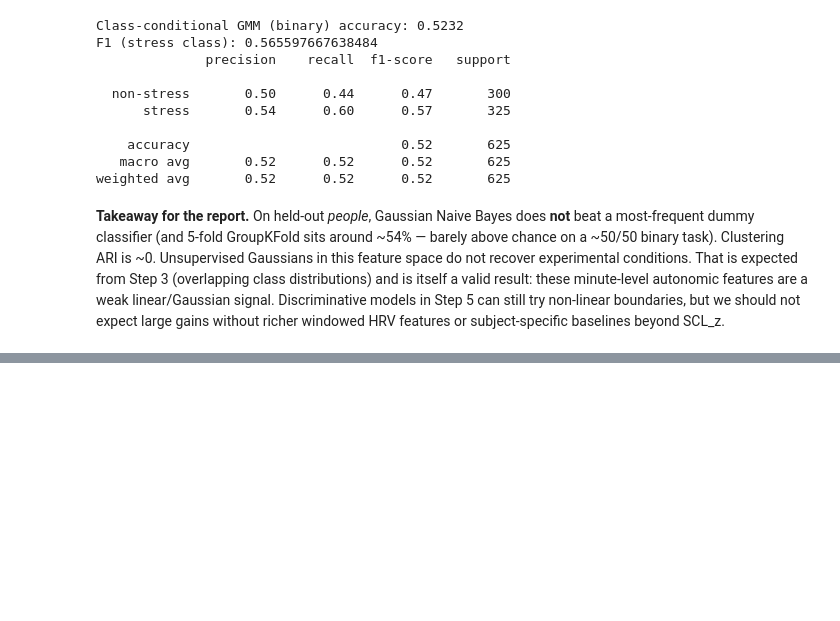
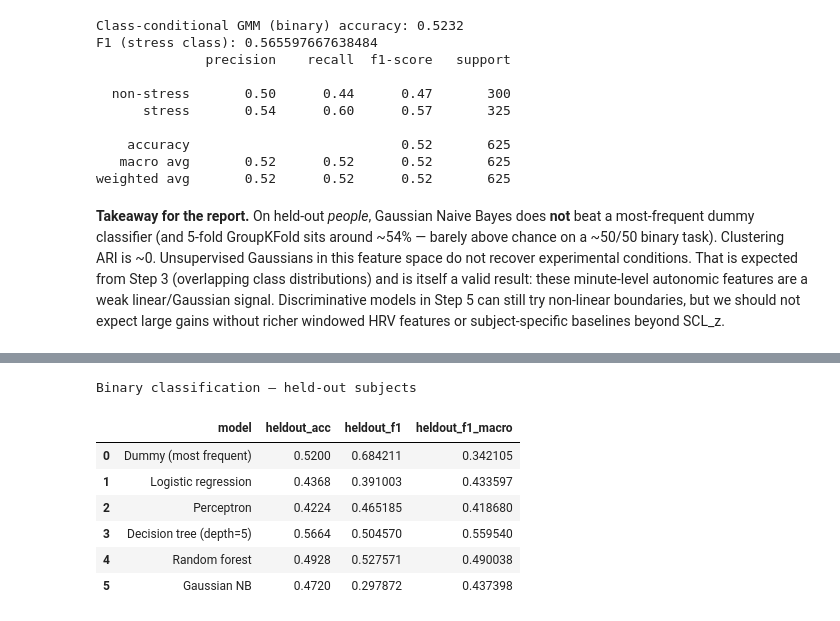
Before and after one commit to visnuanand1/F21DL-Group2, a Jupyter notebook: HRV/ML_stress.ipynb, the cells around one changed output, grey strips where cells are left out. Drawn from its saved outputs; the diff is of its cells as text; code cells hidden in the pictures; blank space fills up the shorter version.

Commit message:
HRV: discriminative models + comparison (steps 5-6) - logreg, perceptron, tree, RF vs GNB

```diff
--- a/HRV/ML_stress.ipynb
+++ b/HRV/ML_stress.ipynb
@@ -531,0 +544,40 @@ baselines beyond SCL_z.
+# %%
+from sklearn.linear_model import LogisticRegression, Perceptron
+from sklearn.tree import DecisionTreeClassifier
+from sklearn.ensemble import RandomForestClassifier
+
+disc_models = {
+    "Dummy (most frequent)": DummyClassifier(strategy="most_frequent", random_state=42),
+    "Logistic regression": LogisticRegression(max_iter=1000, class_weight="balanced", random_state=42),
+    "Perceptron": Perceptron(max_iter=1000, class_weight="balanced", random_state=42),
+    "Decision tree (depth=5)": DecisionTreeClassifier(max_depth=5, class_weight="balanced", random_state=42),
+    "Random forest": RandomForestClassifier(
+        n_estimators=200, max_depth=6, class_weight="balanced", random_state=42, n_jobs=-1
+    ),
+    "Gaussian NB": GaussianNB(),
+}
+
+heldout_rows = []
+fitted = {}
+for name, model in disc_models.items():
+    model.fit(X_train, y_bin_tr)
+    pred = model.predict(X_test)
+    fitted[name] = pred
+    heldout_rows.append({
+        "model": name,
+        "heldout_acc": accuracy_score(y_bin_te, pred),
+        "heldout_f1": f1_score(y_bin_te, pred, zero_division=0),
+        "heldout_f1_macro": f1_score(y_bin_te, pred, average="macro", zero_division=0),
+    })
+heldout_df = pd.DataFrame(heldout_rows)
+print("Binary classification — held-out subjects")
+heldout_df
+# %% [output]
+Binary classification — held-out subjects
+|  | model | heldout_acc | heldout_f1 | heldout_f1_macro |
+| 0 | Dummy (most frequent) | 0.5200 | 0.684211 | 0.342105 |
+| 1 | Logistic regression | 0.4368 | 0.391003 | 0.433597 |
+| 2 | Perceptron | 0.4224 | 0.465185 | 0.418680 |
+| 3 | Decision tree (depth=5) | 0.5664 | 0.504570 | 0.559540 |
+| 4 | Random forest | 0.4928 | 0.527571 | 0.490038 |
+| 5 | Gaussian NB | 0.4720 | 0.297872 | 0.437398 |
```
Also changed, not shown: parts of 9 cells of this notebook, 4 other files.
